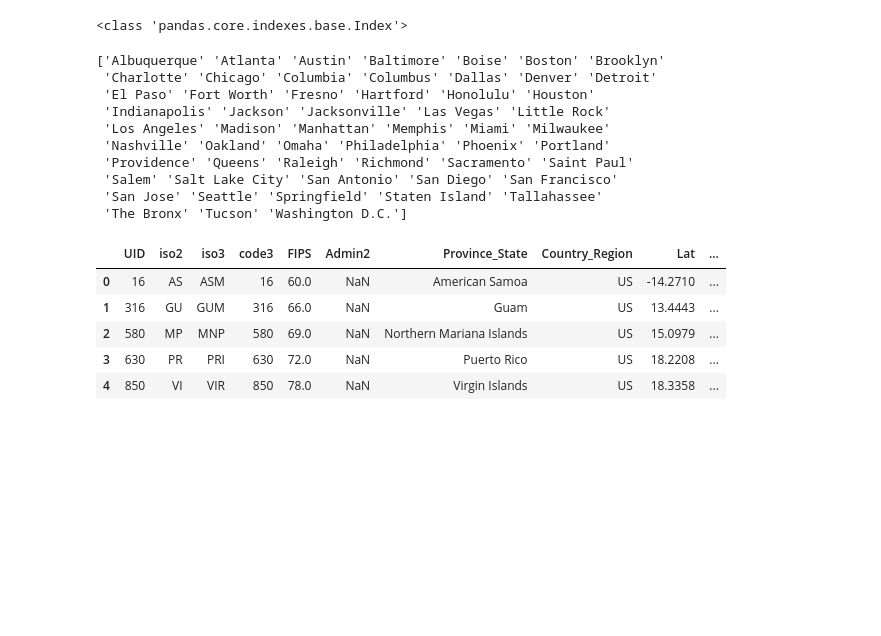
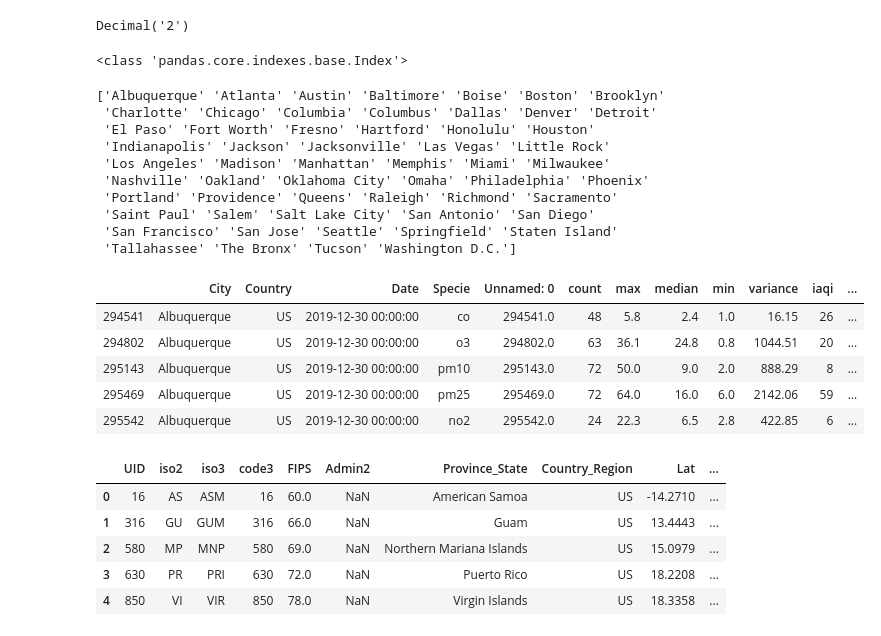
Before and after one commit to sherryxhu/Covid-Datafest-2020, a Jupyter notebook: EDA.ipynb, the cells around one changed output. Cells and saved outputs as stored; diff of their text form; code cells hidden in the pictures; blank space fills up the shorter version.

```diff
--- a/EDA.ipynb
+++ b/EDA.ipynb
@@ -13,4 +46,6 @@ df_2019Q4 = pd.read_csv("waqi-covid19-airqualitydata-2019Q4.csv")
 # merge data
 df = df_2020.append(df_2019Q4)
 # drop non-US cities
-df.drop(df[df['Country']!='US'].index, inplace = True)
+#df.drop(df[df['Country']!='US'].index, inplace = True)
+df = df[df['Country'] == 'US']
+df.head()
@@ -36,7 +78,11 @@ def compute_iaqi(row):
     if(row['Specie'] == 'o3'):
         row['median']/= 1000
     return aqi.to_iaqi(d[row['Specie']], row['median'], algo=aqi.ALGO_EPA)
-df['iaqi'] = df.apply(compute_iaqi,axis=1)
+df['iaqi'] = df.apply(lambda x: compute_iaqi(x),axis=1)
+# %%
+compute_iaqi(df.iloc[0])
+# %% [output]
+Decimal('2')
 # %%
 # take max to get final AQI
 df.sort_values(by=['City','Date'])
@@ -61,8 +107,8 @@ print(df['City'].unique())
  'El Paso' 'Fort Worth' 'Fresno' 'Hartford' 'Honolulu' 'Houston'
  'Indianapolis' 'Jackson' 'Jacksonville' 'Las Vegas' 'Little Rock'
  'Los Angeles' 'Madison' 'Manhattan' 'Memphis' 'Miami' 'Milwaukee'
- 'Nashville' 'Oakland' 'Omaha' 'Philadelphia' 'Phoenix' 'Portland'
- 'Providence' 'Queens' 'Raleigh' 'Richmond' 'Sacramento' 'Saint Paul'
- 'Salem' 'Salt Lake City' 'San Antonio' 'San Diego' 'San Francisco'
- 'San Jose' 'Seattle' 'Springfield' 'Staten Island' 'Tallahassee'
- 'The Bronx' 'Tucson' 'Washington D.C.']
+ 'Nashville' 'Oakland' 'Oklahoma City' 'Omaha' 'Philadelphia' 'Phoenix'
+ 'Portland' 'Providence' 'Queens' 'Raleigh' 'Richmond' 'Sacramento'
+ 'Saint Paul' 'Salem' 'Salt Lake City' 'San Antonio' 'San Diego'
+ 'San Francisco' 'San Jose' 'Seattle' 'Springfield' 'Staten Island'
+ 'Tallahassee' 'The Bronx' 'Tucson' 'Washington D.C.']
@@ -69,3 +117,12 @@ print(df['City'].unique())
+# %%
+df.head()
+# %% [output]
+|  | City | Country | Date | Specie | Unnamed: 0 | count | max | median | min | variance | iaqi | ... |
+| 294541 | Albuquerque | US | 2019-12-30 00:00:00 | co | 294541.0 | 48 | 5.8 | 2.4 | 1.0 | 16.15 | 26 | ... |
+| 294802 | Albuquerque | US | 2019-12-30 00:00:00 | o3 | 294802.0 | 63 | 36.1 | 24.8 | 0.8 | 1044.51 | 20 | ... |
+| 295143 | Albuquerque | US | 2019-12-30 00:00:00 | pm10 | 295143.0 | 72 | 50.0 | 9.0 | 2.0 | 888.29 | 8 | ... |
+| 295469 | Albuquerque | US | 2019-12-30 00:00:00 | pm25 | 295469.0 | 72 | 64.0 | 16.0 | 6.0 | 2142.06 | 59 | ... |
+| 295542 | Albuquerque | US | 2019-12-30 00:00:00 | no2 | 295542.0 | 24 | 22.3 | 6.5 | 2.8 | 422.85 | 6 | ... |
 # %%
 ### City -> County
 
```
Also changed, not shown: parts of 5 cells of this notebook, 2 other files.
